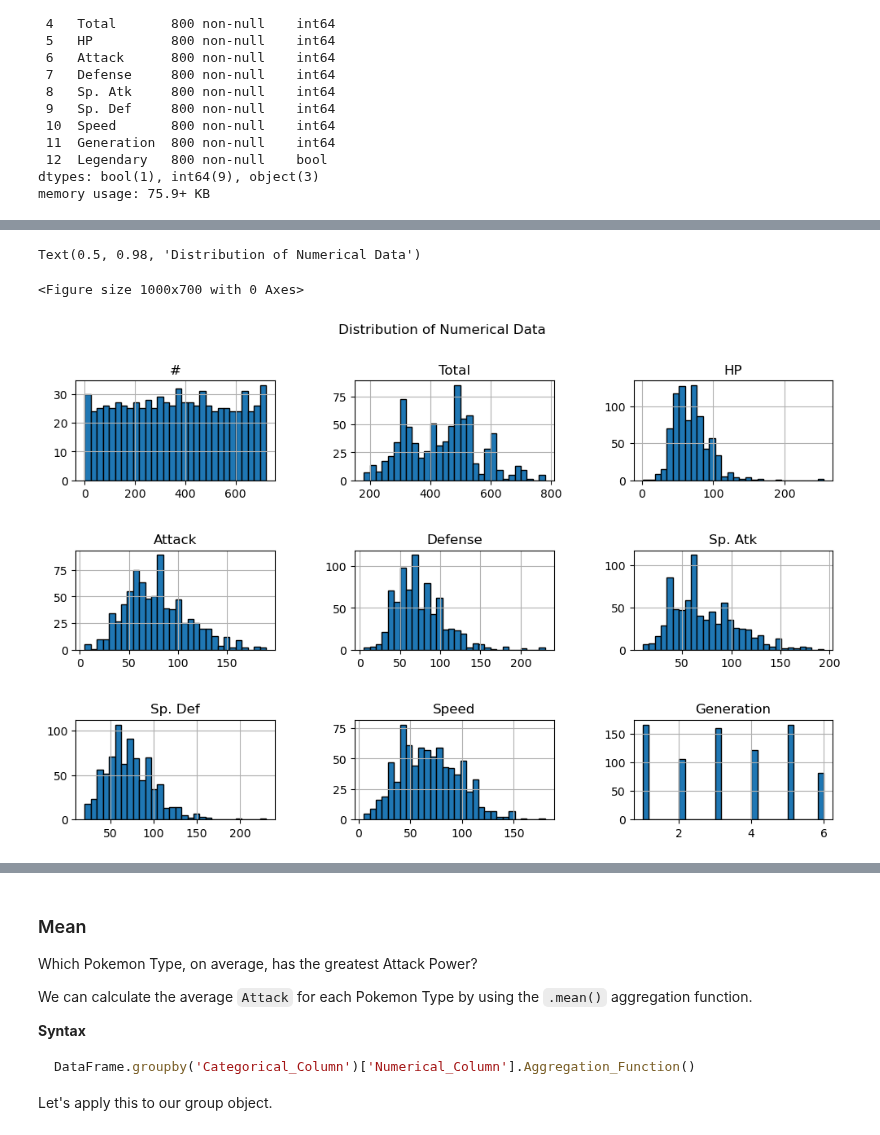
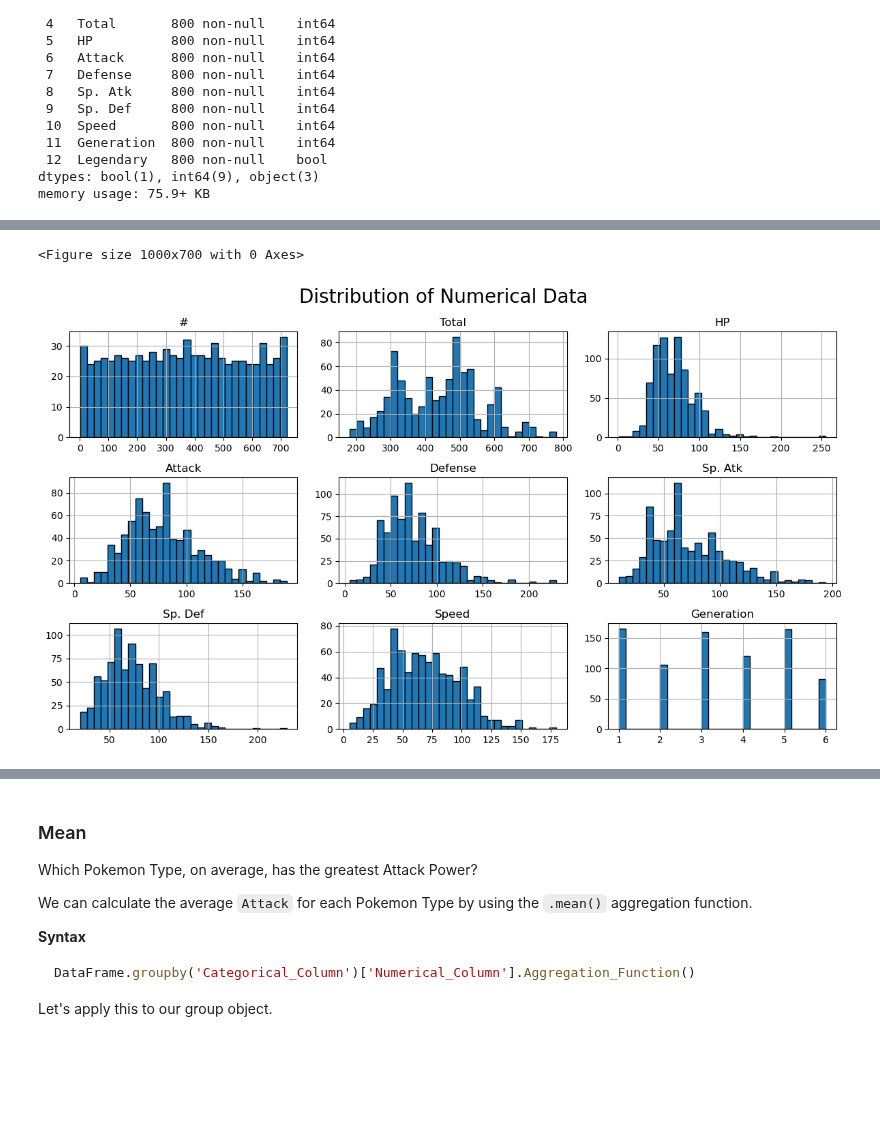
Before and after one commit to michaeltothewilson/data-with-python, a Jupyter notebook: notebooks-completed/08_aggregating_data-pokemon.ipynb, the cells around one changed output, grey strips where cells are left out. Drawn from its saved outputs; the diff is of its cells as text; code cells hidden in the pictures; blank space fills up the shorter version.

```diff
--- a/notebooks-completed/08_aggregating_data-pokemon.ipynb
+++ b/notebooks-completed/08_aggregating_data-pokemon.ipynb
@@ -181,21 +149,21 @@ plt.show() # Used when running in a script/environment that needs explicit displ
 # %%
 # Draw Figure
 plt.figure(figsize=(10,7))
 
 # Generate Plot
 pokemon_df.hist(figsize=(12,7),
        bins=30,
       edgecolor="black")
 
 plt.subplots_adjust(hspace=0.7,
                     wspace=0.4)
 
 # Customize Plot
-plt.suptitle("Distribution of Numerical Data")
+plt.suptitle("Distribution of Numerical Data", size = 20)
+plt.tight_layout()
 # %% [output]
-Text(0.5, 0.98, 'Distribution of Numerical Data')
+<Figure size 1000x700 with 0 Axes>
-<Figure size 1000x700 with 0 Axes>
-[figure, old version]
+[figure, new version]
 # %% [markdown]
 ## Split-Apply-Combine: The Concept Behind Groupby
 
```
Also changed, not shown: parts of 43 cells of this notebook, 2 other files.
